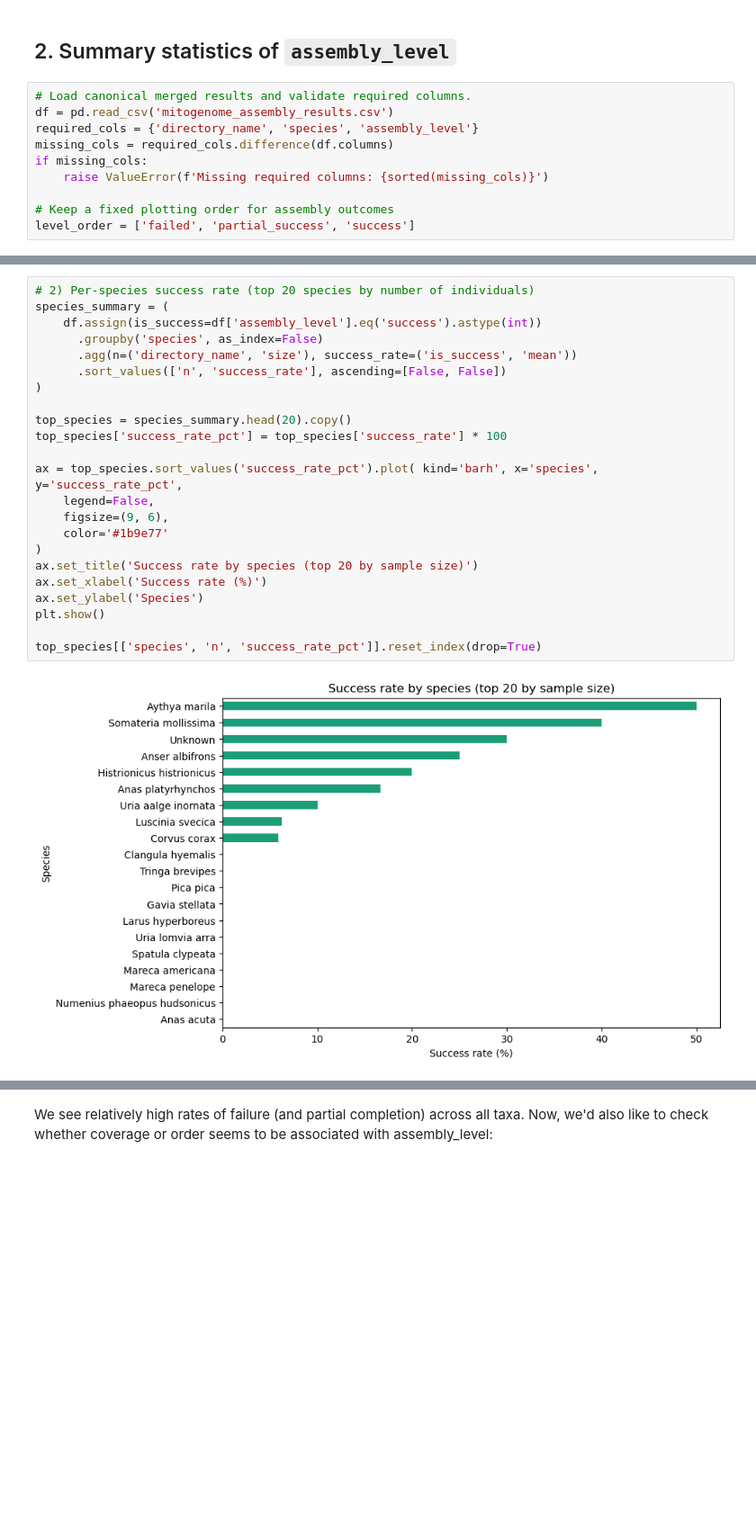
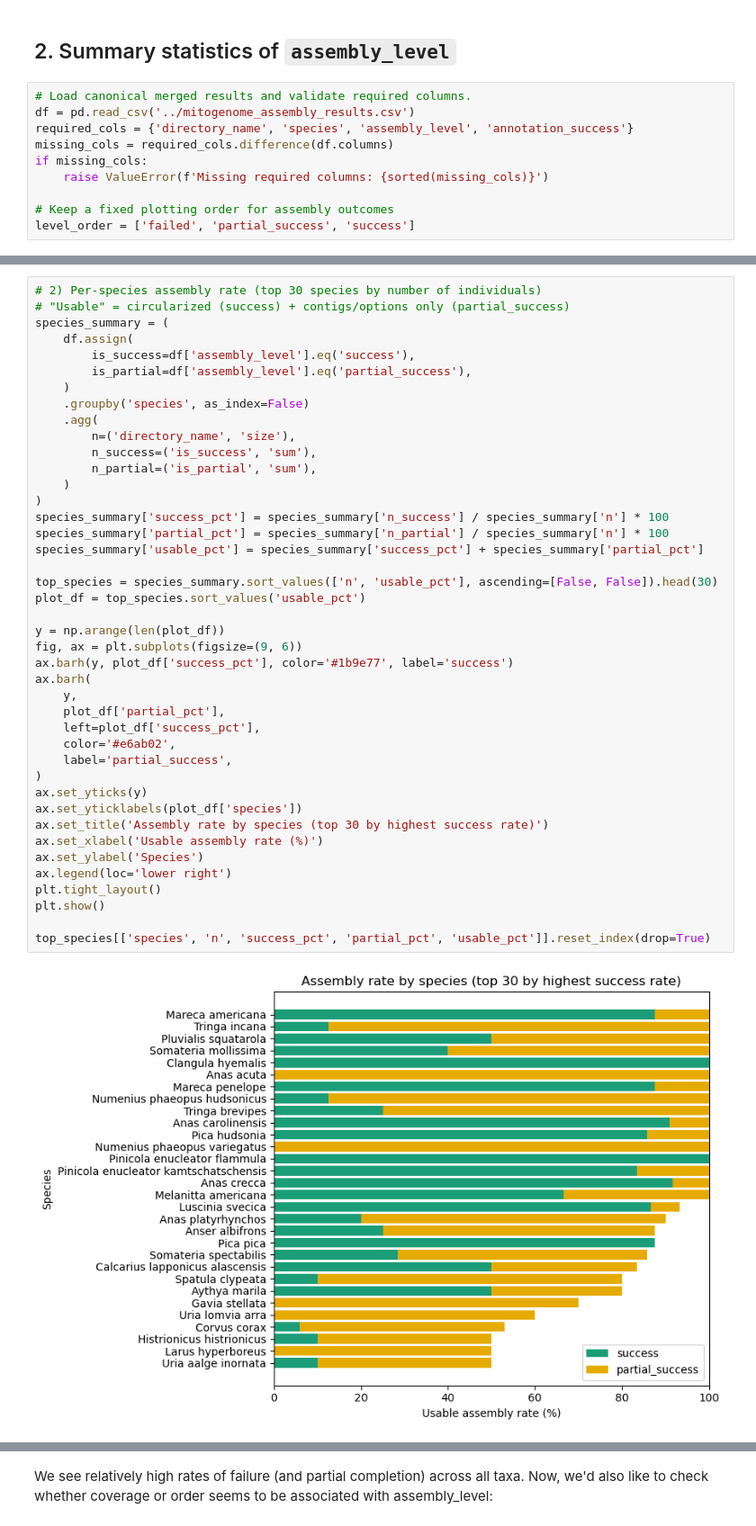
Before and after one commit to BirdmanRidesAgain/beringia_mtDNA, a Jupyter notebook: notebooks/assembly_stats.ipynb, the cells around one changed output, grey strips where cells are left out. Shown at 90% size. Drawn from its saved outputs; the diff is of its cells as text; blank space fills up the shorter version.

Commit message:
12 more individuals found and assembled, including all Pluvialsi

```diff
--- a/notebooks/assembly_stats.ipynb
+++ b/notebooks/assembly_stats.ipynb
@@ -34,8 +40,8 @@ An explanation of all columns in the dataset can be found in the [mitogenome_ass
 ## 2. Summary statistics of `assembly_level`
 # %%
 # Load canonical merged results and validate required columns.
-df = pd.read_csv('mitogenome_assembly_results.csv')
-required_cols = {'directory_name', 'species', 'assembly_level'}
+df = pd.read_csv('../mitogenome_assembly_results.csv')
+required_cols = {'directory_name', 'species', 'assembly_level', 'annotation_success'}
 missing_cols = required_cols.difference(df.columns)
 if missing_cols:
     raise ValueError(f'Missing required columns: {sorted(missing_cols)}')
@@ -57,25 +63,44 @@ plt.tight_layout()
 # %%
-# 2) Per-species success rate (top 20 species by number of individuals)
+# 2) Per-species assembly rate (top 30 species by number of individuals)
+# "Usable" = circularized (success) + contigs/options only (partial_success)
 species_summary = (
-    df.assign(is_success=df['assembly_level'].eq('success').astype(int))
-      .groupby('species', as_index=False)
-      .agg(n=('directory_name', 'size'), success_rate=('is_success', 'mean'))
-      .sort_values(['n', 'success_rate'], ascending=[False, False])
+    df.assign(
+        is_success=df['assembly_level'].eq('success'),
+        is_partial=df['assembly_level'].eq('partial_success'),
+    )
+    .groupby('species', as_index=False)
+    .agg(
+        n=('directory_name', 'size'),
+        n_success=('is_success', 'sum'),
+        n_partial=('is_partial', 'sum'),
+    )
 )
+species_summary['success_pct'] = species_summary['n_success'] / species_summary['n'] * 100
+species_summary['partial_pct'] = species_summary['n_partial'] / species_summary['n'] * 100
+species_summary['usable_pct'] = species_summary['success_pct'] + species_summary['partial_pct']
 
-top_species = species_summary.head(20).copy()
-top_species['success_rate_pct'] = top_species['success_rate'] * 100
+top_species = species_summary.sort_values(['n', 'usable_pct'], ascending=[False, False]).head(30)
+plot_df = top_species.sort_values('usable_pct')
 
-ax = top_species.sort_values('success_rate_pct').plot( kind='barh', x='species', y='success_rate_pct',
-    legend=False,
-    figsize=(9, 6),
-    color='#1b9e77'
+y = np.arange(len(plot_df))
+fig, ax = plt.subplots(figsize=(9, 6))
+ax.barh(y, plot_df['success_pct'], color='#1b9e77', label='success')
+ax.barh(
+    y,
+    plot_df['partial_pct'],
+    left=plot_df['success_pct'],
+    color='#e6ab02',
+    label='partial_success',
 )
-ax.set_title('Success rate by species (top 20 by sample size)')
-ax.set_xlabel('Success rate (%)')
+ax.set_yticks(y)
+ax.set_yticklabels(plot_df['species'])
+ax.set_title('Assembly rate by species (top 30 by highest success rate)')
+ax.set_xlabel('Usable assembly rate (%)')
 ax.set_ylabel('Species')
+ax.legend(loc='lower right')
+plt.tight_layout()
 plt.show()
 
-top_species[['species', 'n', 'success_rate_pct']].reset_index(drop=True)
+top_species[['species', 'n', 'success_pct', 'partial_pct', 'usable_pct']].reset_index(drop=True)
 # %% [output]
-[figure, old version]
+[figure, new version]
```
Also changed, not shown: parts of 24 cells of this notebook, 10 other files.
